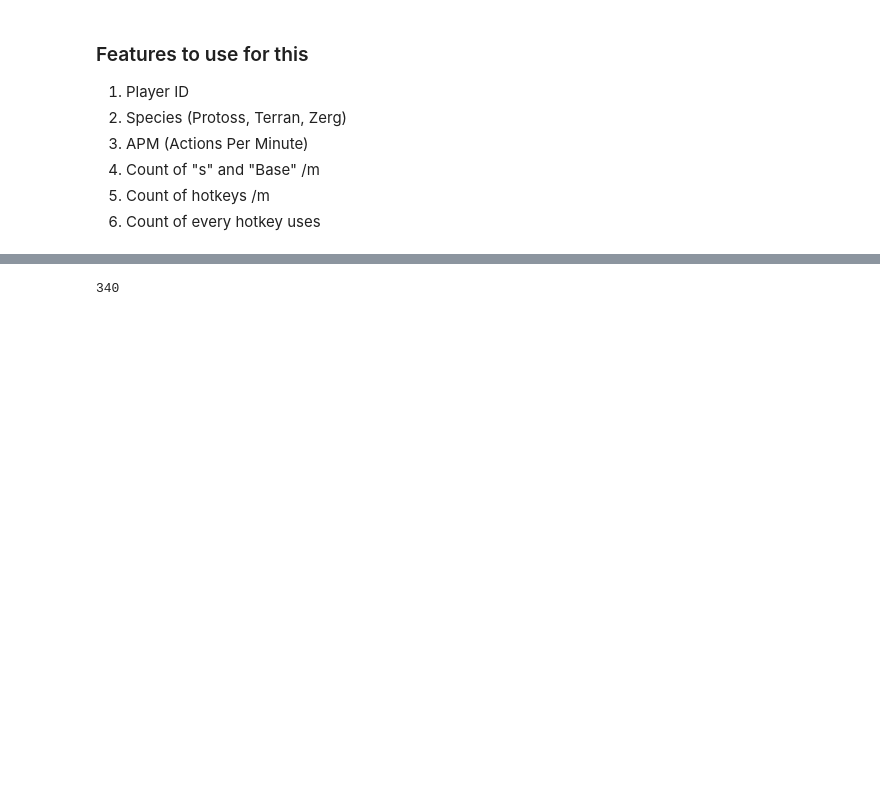
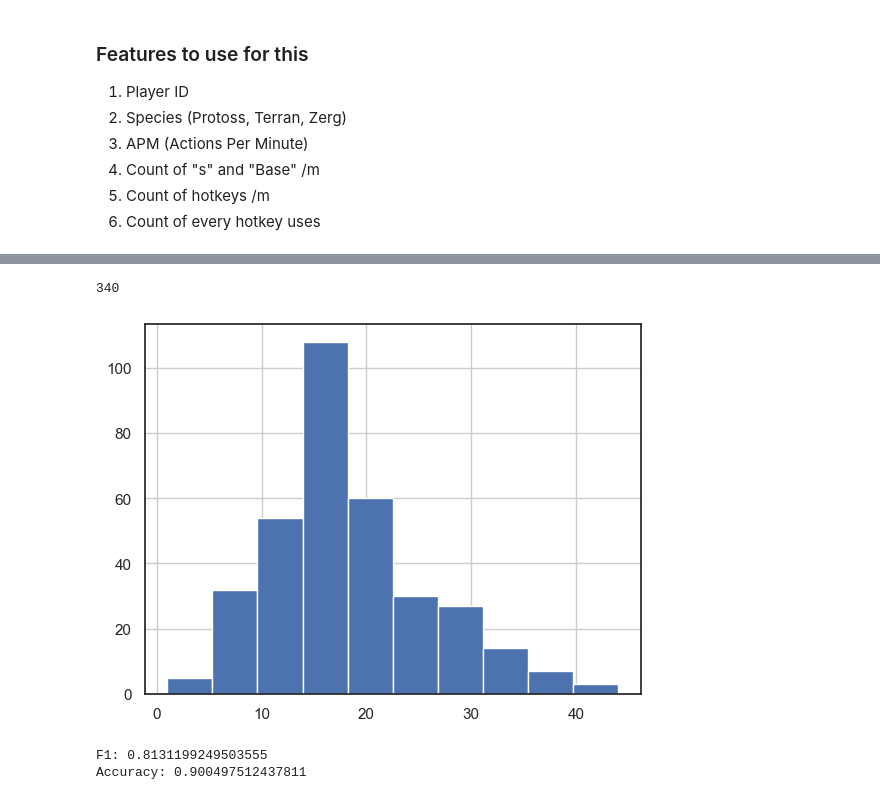
Before and after one commit to minhduc-phung/INStarCraft2-DM, a Jupyter notebook: main_notebook.ipynb, the cells around one changed output, grey strips where cells are left out. Drawn from its saved outputs; the diff is of its cells as text; code cells hidden in the pictures; blank space fills up the shorter version.

```diff
--- a/main_notebook.ipynb
+++ b/main_notebook.ipynb
@@ -270,7 +263,7 @@ for index, row in test_df.iterrows():
         # Get the most used hotkey and number of clicks of other actions in the first "first_seconds" seconds
         if str(row[i]).startswith('t'):
             if int(str(row[i])[1:]) == first_seconds:
-                if len(first_hotkeys) == 0:
+                if len(first_hotkeys) == 0: #If the player used no hotkeys in the first minute, we set the most frequent hotkey to -1
                     buffer_dict['most_freq_early_hk'] = -1
                     buffer_dict['first_hk'] = -1
                     #buffer_dict['early_hk'] = -1
@@ -280,11 +273,12 @@ for index, row in test_df.iterrows():
                     #buffer_dict['early_hk'] = len(first_hotkeys)
                 buffer_dict['early_s'] = first_actions.count('s')
                 buffer_dict['early_base'] = first_actions.count('Base')
-                buffer_dict['early_sm'] = first_actions.count('SingleMineral')
+                #buffer_dict['early_sm'] = first_actions.count('SingleMineral')
                 buffer_dict['early_hk_created'] = first_hk_actions["0"]
                 buffer_dict['early_hk_updated'] = first_hk_actions["1"]
                 buffer_dict['early_hk_used'] = first_hk_actions["2"]
                 break
+
         elif str(row[i]).startswith('hotkey'):
             if len(first_hotkeys) == 0:
                 buffer_dict['first_hk_pos'] = first_hk_position
@@ -301,13 +295,13 @@ for index, row in test_df.iterrows():
     # Player's APM calculation
     apm = 0
 
-
+    game_time = row.str.startswith('t').sum() * 5 // 60 + 1
     buffer_dict['game_time'] = row.str.startswith('t').sum() * 5 // 60 + 1
     # Count of button presses per minute for the first 30 minutes
     # buffer_dict['s_1'] corresponds to the number of "s" presses from 0:00 to 1:00
-    buffer_dict['s'] = len(row[row == 's']) / buffer_dict['game_time']
-    buffer_dict['base'] = len(row[row == 'Base']) / buffer_dict['game_time']
-    buffer_dict['sm'] = len(row[row == 'SingleMineral']) / buffer_dict['game_time']
+    buffer_dict['s'] = len(row[row == 's']) / game_time
+    buffer_dict['base'] = len(row[row == 'Base']) / game_time
+    buffer_dict['sm'] = len(row[row == 'SingleMineral']) / game_time
     keystrokes = row.count() - 1 - row.str.startswith('t').sum()
 
     # Count the number of hotkeys
@@ -316,24 +310,54 @@ for index, row in test_df.iterrows():
         for j in range(3):
             mask = row == 'hotkey'+str(i)+str(j)
             buffer_dict['hk'+str(i)] += len(row[mask])
-        buffer_dict['hk'+str(i)] /= buffer_dict['game_time']
+        buffer_dict['hk'+str(i)] /= game_time
 
     # APM
-    buffer_dict['apm'] = keystrokes / buffer_dict['game_time']
+    buffer_dict['apm'] = keystrokes / game_time
+
+    # Max APM
+    # Delete all nan values
+    buffer_row = row.dropna()
+    # Print the index of all timestamps
+    indexes_of_timestamps = list(buffer_row[buffer_row.str.startswith('t')].index)
+    max_apm = 0
+    for i in range(len(indexes_of_timestamps)-12):
+        max_apm = max(max_apm, indexes_of_timestamps[i+12]-indexes_of_timestamps[i]-11)
+    buffer_dict['max_apm'] = max_apm
+
     test_dicts.append(buffer_dict)
 # %%
 pred_df = pd.DataFrame.from_records(test_dicts).fillna(-1)
+pred_df['game_time'].hist(bins=10)
+pred_df = pred_df.drop(['game_time'], axis=1)
 prediction = model.predict(pred_df)
 print(len(prediction))
 submission_dict = {'RowId': [], 'prediction': []}
 for i in range(len(prediction)):
     submission_dict['RowId'].append(i+1)
     submission_dict['prediction'].append(prediction[i])
 submission_df = pd.DataFrame(submission_dict)
 submission_df.to_csv('submission.csv', index=False)
 # with open('submission.csv', 'w', encoding="utf-8") as csvfile:
 #     csvwriter = csv.writer(csvfile)
 #     csvwriter.writerow(fields)
 #     csvwriter.writerows(rows)
 # %% [output]
 340
+[figure, added]
+# %%
+# Create a random forest classifier
+other_model = MLPClassifier(random_state=1)
+other_model.fit(X_train, y_train)
+
+# Prédictions sur les données de test
+y_pred = other_model.predict(X_test)
+
+# Calcul de l'erreur de prédiction
+accuracy = other_model.score(X_test, y_test)
+f1 = f1_score(y_test, y_pred, average='macro')
+print('F1:', f1) # 0.87
+print('Accuracy:', accuracy) # 0.93
+# %% [output]
+F1: 0.8131199249503555
+Accuracy: 0.900497512437811
```
Also changed, not shown: parts of 6 cells of this notebook, 1 other file.
